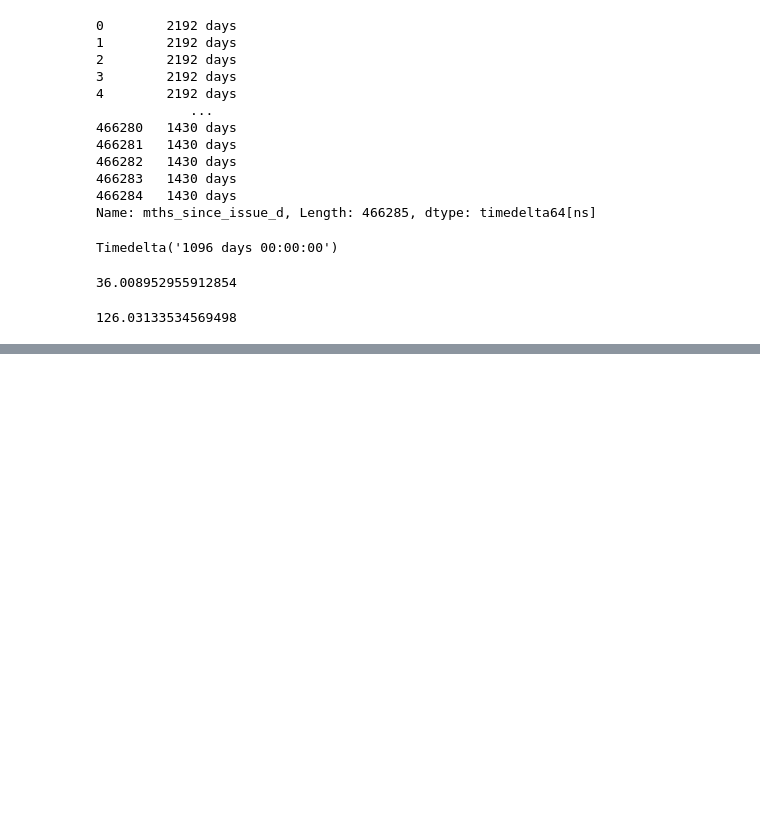
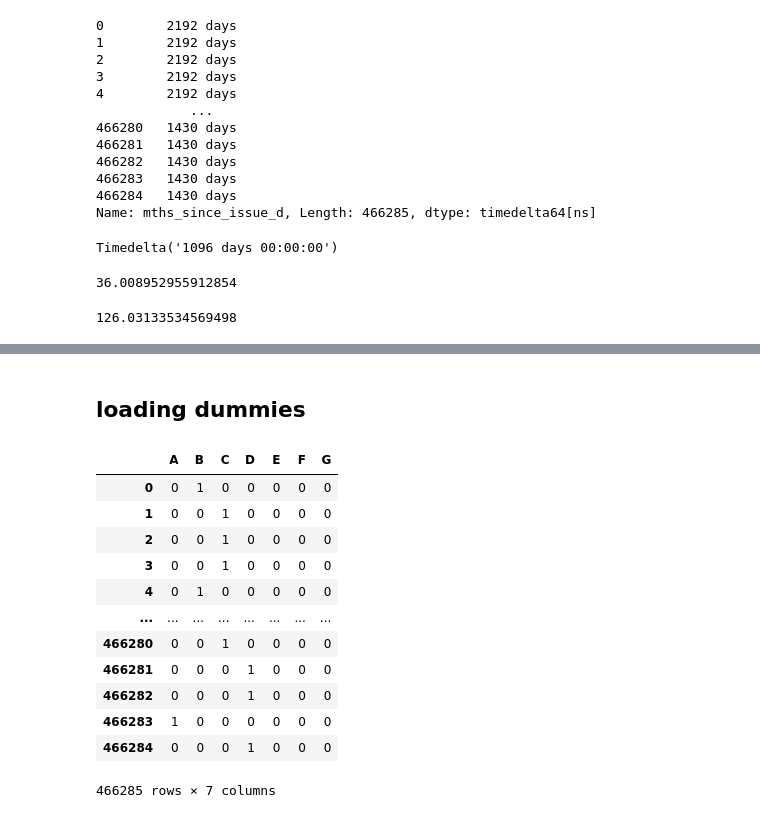
Before and after one commit to tomislavilic/Credit_Risk_Modeling, a Jupyter notebook: creditRisk.ipynb, the cells around one changed output, grey strips where cells are left out. Saved outputs shown, nothing was run; the diff lists cells and outputs as text; code cells hidden in the pictures; blank space fills up the shorter version.

```diff
--- a/creditRisk.ipynb
+++ b/creditRisk.ipynb
@@ -257,0 +283,18 @@ loan_data['mths_since_issue_d'].max()
+# %% [markdown]
+## loading dummies
+# %%
+pd.get_dummies(loan_data['grade'])
+# %% [output]
+|  | A | B | C | D | E | F | G |
+| 0 | 0 | 1 | 0 | 0 | 0 | 0 | 0 |
+| 1 | 0 | 0 | 1 | 0 | 0 | 0 | 0 |
+| 2 | 0 | 0 | 1 | 0 | 0 | 0 | 0 |
+| 3 | 0 | 0 | 1 | 0 | 0 | 0 | 0 |
+| 4 | 0 | 1 | 0 | 0 | 0 | 0 | 0 |
+| ... | ... | ... | ... | ... | ... | ... | ... |
+| 466280 | 0 | 0 | 1 | 0 | 0 | 0 | 0 |
+| 466281 | 0 | 0 | 0 | 1 | 0 | 0 | 0 |
+| 466282 | 0 | 0 | 0 | 1 | 0 | 0 | 0 |
+| 466283 | 1 | 0 | 0 | 0 | 0 | 0 | 0 |
+| 466284 | 0 | 0 | 0 | 1 | 0 | 0 | 0 |
+466285 rows × 7 columns
```
Also changed, not shown: parts of 29 cells of this notebook.
